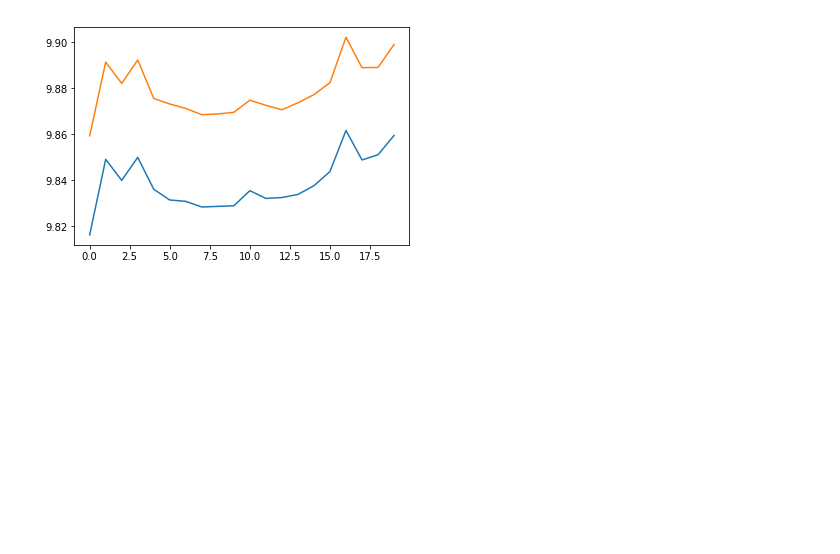
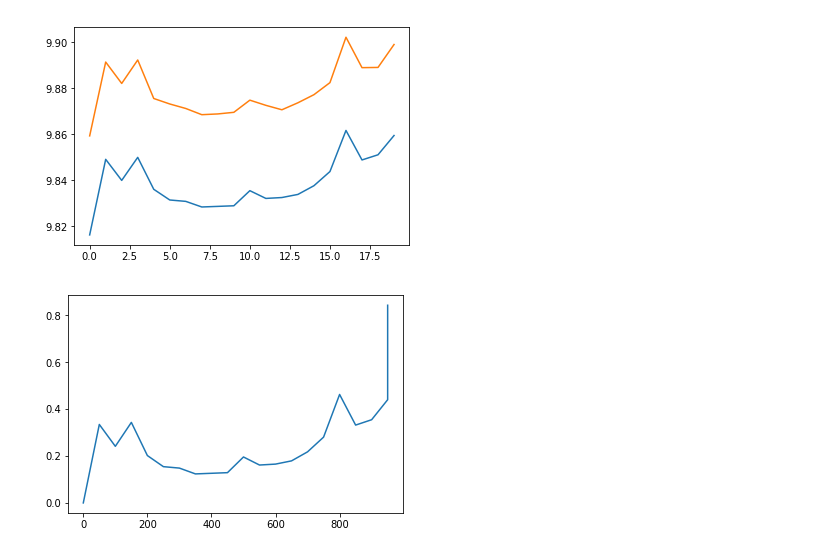
Before and after one commit to chbyang/Paper-3-Figure-4, a Jupyter notebook: Micro+Nano.ipynb, the cells around one changed output. Drawn from its saved outputs; the diff is of its cells as text; code cells hidden in the pictures; blank space fills up the shorter version.

```diff
--- a/Micro+Nano.ipynb
+++ b/Micro+Nano.ipynb
@@ -108,3 +120,15 @@ plt.plot(high_ave)
 # %% [output]
 [<matplotlib.lines.Line2D at 0x...>]
 [figure]
+# %%
+cycle=list(range(len(low_ave)))
+cycle.append(len(low_ave)-1)
+low_ave.append(high_ave[-1])
+df=pd.DataFrame({'No. of cycles':cycle,'R':low_ave})
+origin=df['R'][0]
+df['R']=(df['R']/origin-1)*100
+df['No. of cycles']*=50
+plt.plot(df['No. of cycles'],df['R'])
+df.to_csv('D:/2probe/clean/micro+nano/inward_to_first_low.csv', index = False)
+# %% [output]
+[figure, added]
```
Also changed, not shown: parts of 1 cell of this notebook, 2 other files.
